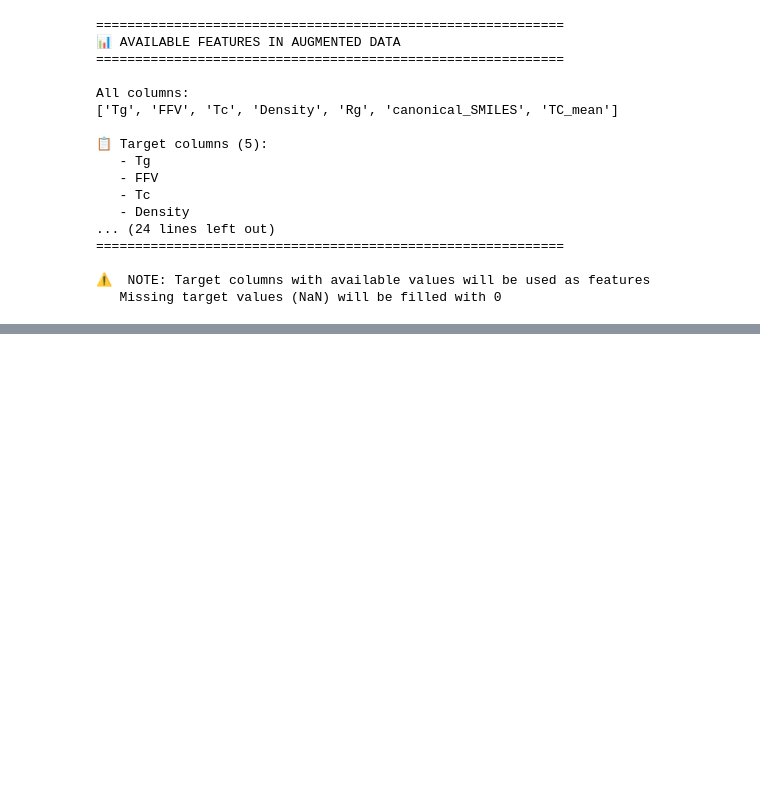
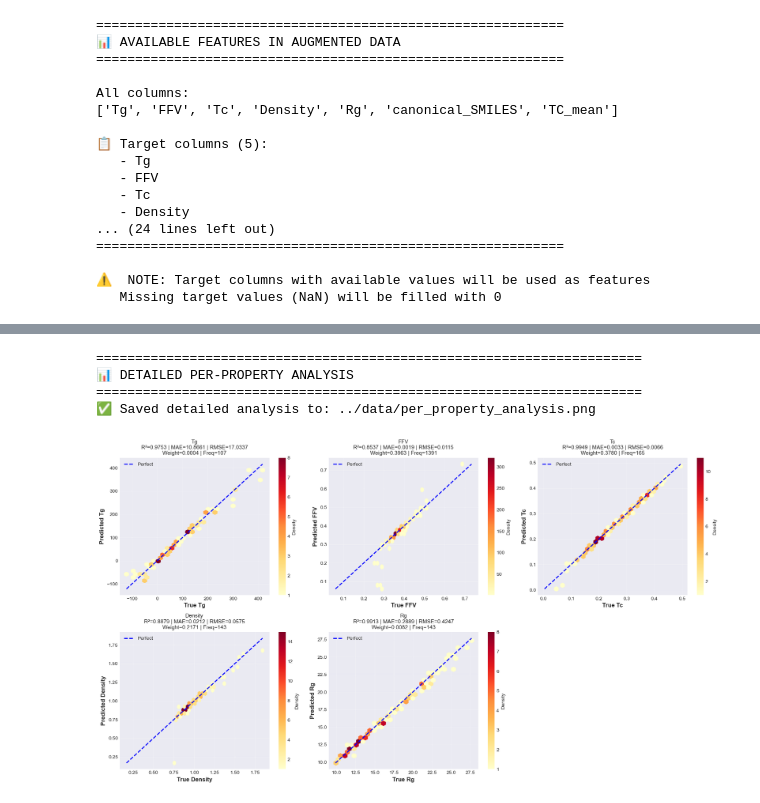
Before and after one commit to Erwdev/FINAL-DEEP-LEARNING, a Jupyter notebook: src/main2.ipynb, the cells around one changed output, grey strips where cells are left out. Drawn from its saved outputs; the diff is of its cells as text; code cells hidden in the pictures; blank space fills up the shorter version.

```diff
--- a/src/main2.ipynb
+++ b/src/main2.ipynb
@@ -1105,0 +1529,62 @@ print(f"   Molecules with targets: {has_target.sum()}")
+# %%
+# ================================================================
+print("\n" + "="*70)
+print("📊 DETAILED PER-PROPERTY ANALYSIS")
+print("="*70)
+
+fig, axes = plt.subplots(2, 3, figsize=(18, 10))
+axes = axes.flatten()
+
+for i, prop in enumerate(target_columns):
+    ax = axes[i]
+
+    mask_idx = mask_val[:, i] == 1
+    if mask_idx.sum() > 0:
+        y_true = y_val[mask_idx, i]
+        y_pred = y_val_pred[mask_idx, i]
+
+        # Create hexbin plot for density
+        hb = ax.hexbin(y_true, y_pred, gridsize=30, cmap='YlOrRd', mincnt=1)
+
+        # Perfect prediction line
+        min_val = min(y_true.min(), y_pred.min())
+        max_val = max(y_true.max(), y_pred.max())
+        ax.plot([min_val, max_val], [min_val, max_val], 'b--', lw=2, label='Perfect')
+
+        # Compute detailed metrics
+        r2 = r2_score(y_true, y_pred)
+        mae = mean_absolute_error(y_true, y_pred)
+        rmse = np.sqrt(mean_squared_error(y_true, y_pred))
+
+        # Pearson correlation
+        corr, _ = stats.pearsonr(y_true, y_pred)
+
+        metrics = per_property_metrics[prop]
+
+        ax.set_xlabel(f'True {prop}', fontsize=12, fontweight='bold')
+        ax.set_ylabel(f'Predicted {prop}', fontsize=12, fontweight='bold')
+
+        title_text = (f"{prop}\n"
+                     f"R²={r2:.4f} | MAE={mae:.4f} | RMSE={rmse:.4f}\n"
+                     f"Weight={metrics['Weight']:.4f} | Freq={metrics['Frequency']}")
+        ax.set_title(title_text, fontsize=11)
+
+        ax.legend(fontsize=10)
+        ax.grid(True, alpha=0.3)
+
+        # Add colorbar
+        plt.colorbar(hb, ax=ax, label='Density')
+
+# Hide extra subplot
+axes[5].axis('off')
+
+plt.tight_layout()
+plt.savefig('../data/per_property_analysis.png', dpi=300, bbox_inches='tight')
+print("✅ Saved detailed analysis to: ../data/per_property_analysis.png")
+plt.show()
+# %% [output]
+======================================================================
+📊 DETAILED PER-PROPERTY ANALYSIS
+======================================================================
+✅ Saved detailed analysis to: ../data/per_property_analysis.png
+[figure, added]
```
Also changed, not shown: parts of 8 cells of this notebook, 11 other files.
